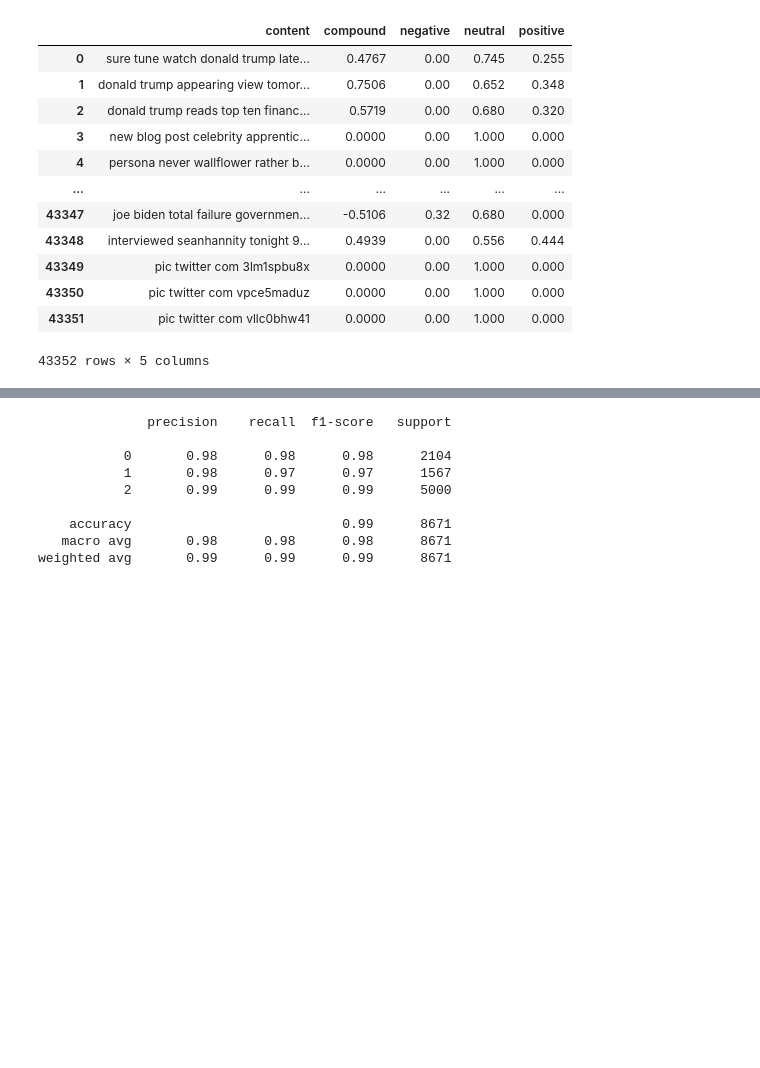
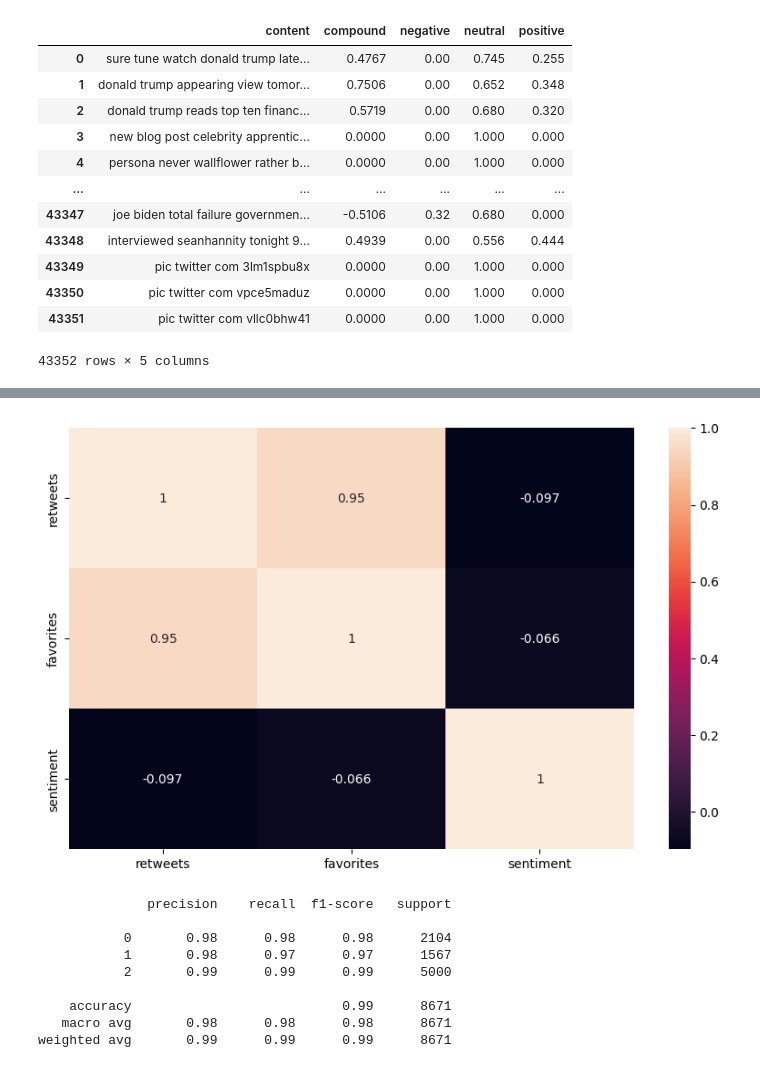
Before and after one commit to KarolKozlowski22/MIO_projekt2024, a Jupyter notebook: modelNLP.ipynb, the cells around one changed output, grey strips where cells are left out. Saved outputs shown, nothing was run; the diff lists cells and outputs as text; code cells hidden in the pictures; blank space fills up the shorter version.

```diff
--- a/modelNLP.ipynb
+++ b/modelNLP.ipynb
@@ -74,3 +83,14 @@ df
+# %%
+prev_df=pd.read_csv('realdonaldtrump.csv')
+retweets=prev_df['retweets']
+favorites=prev_df['favorites']
+sentiment_numeric=df['sentiment_numeric']
+
+plt.figure(figsize=(10, 6))
+sns.heatmap(pd.DataFrame({'retweets': retweets, 'favorites': favorites, 'sentiment': sentiment_numeric}).corr(), annot=True)
+plt.show()
+# %% [output]
+[figure, added]
 # %%
 X=df[['negative', 'neutral', 'positive']]
 y=df['sentiment_numeric']
```
Also changed, not shown: parts of 2 cells of this notebook, 1 other file.
